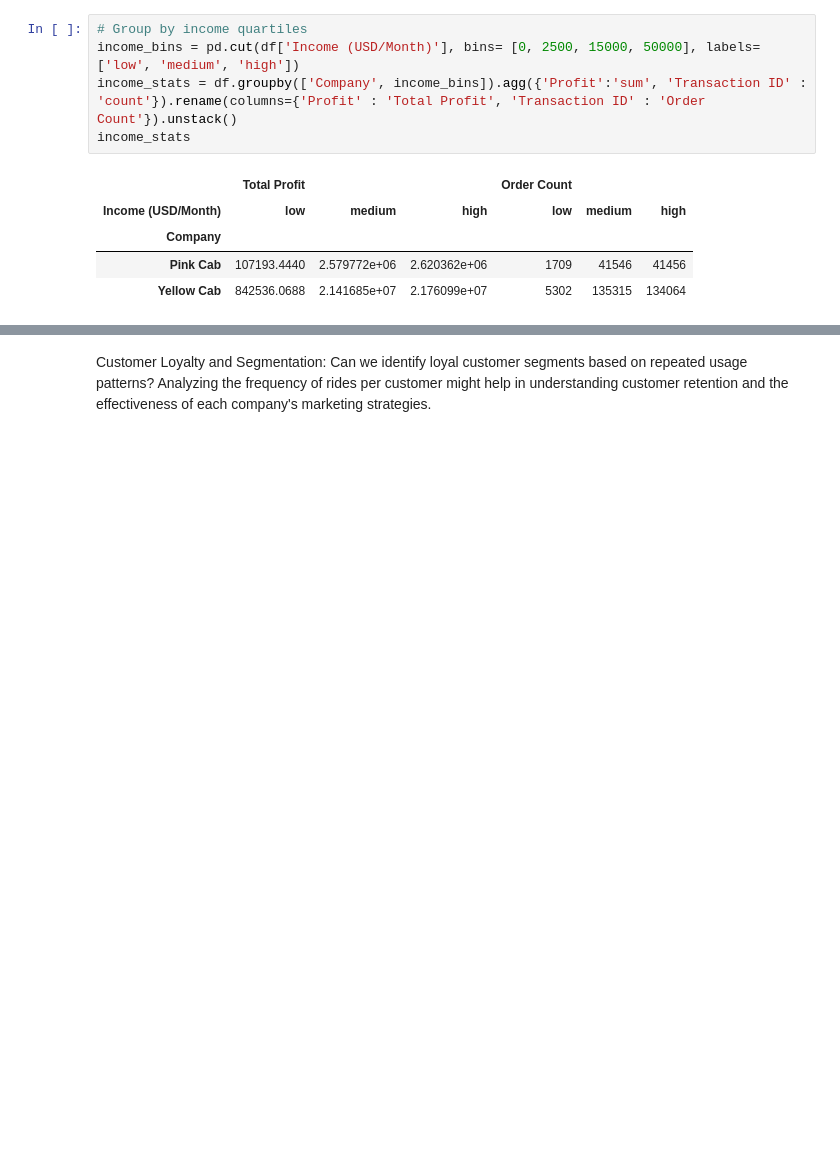
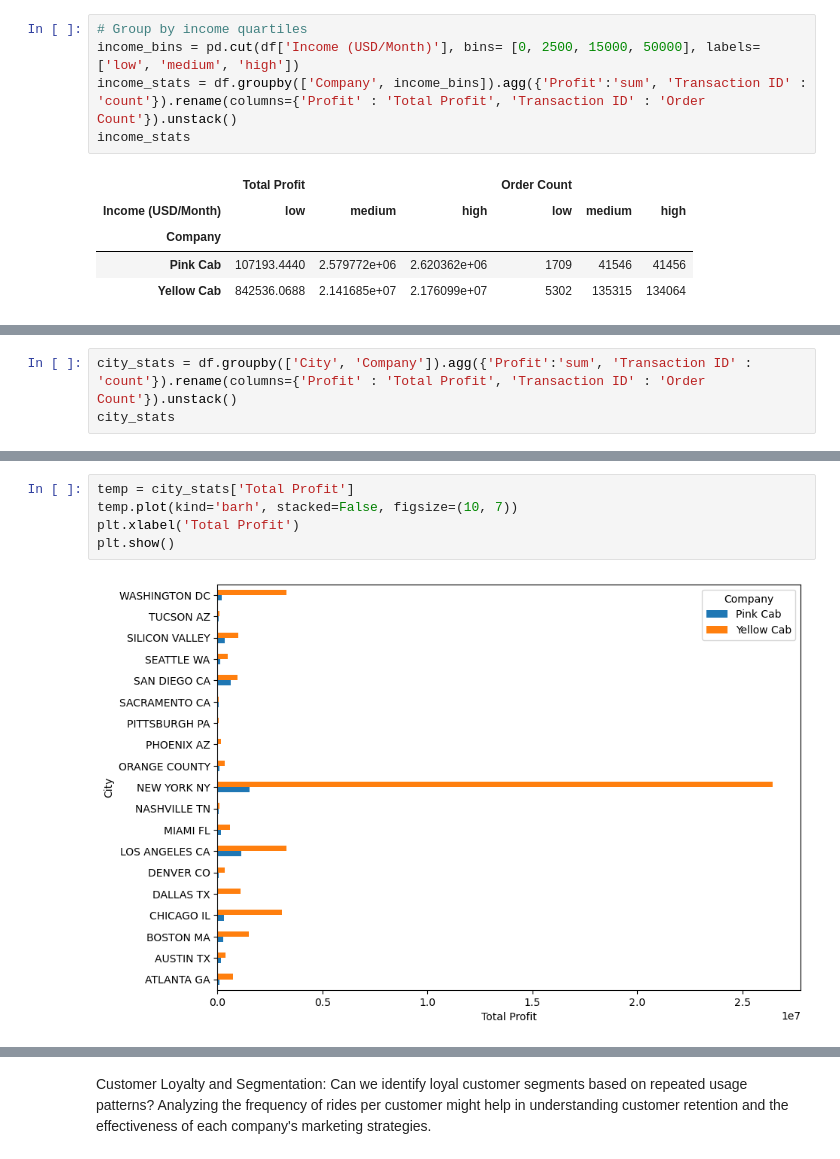
Before and after one commit to YunkeW/ML-Projects, a Jupyter notebook: G2M insight for Cab Investment firm/EDA.ipynb, the cells around one changed output, grey strips where cells are left out. Drawn from its saved outputs; the diff is of its cells as text; blank space fills up the shorter version.

```diff
--- a/G2M insight for Cab Investment firm/EDA.ipynb
+++ b/G2M insight for Cab Investment firm/EDA.ipynb
@@ -177,0 +195,3 @@ plt.show()
+# %%
+city_stats = df.groupby(['City', 'Company']).agg({'Profit':'sum', 'Transaction ID' : 'count'}).rename(columns={'Profit' : 'Total Profit', 'Transaction ID' : 'Order Count'}).unstack()
+city_stats
@@ -177,0 +218,7 @@ plt.show()
+# %%
+temp = city_stats['Total Profit']
+temp.plot(kind='barh', stacked=False, figsize=(10, 7))
+plt.xlabel('Total Profit')
+plt.show()
+# %% [output]
+[figure, added]
```
Also changed, not shown: parts of 8 cells of this notebook.
